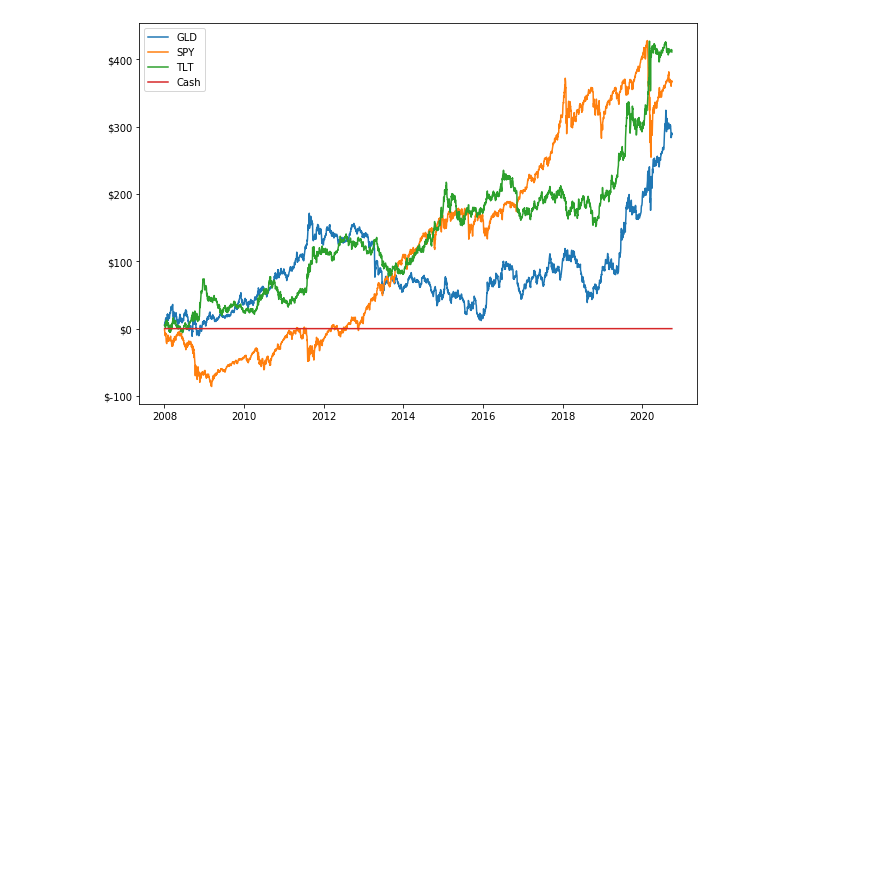
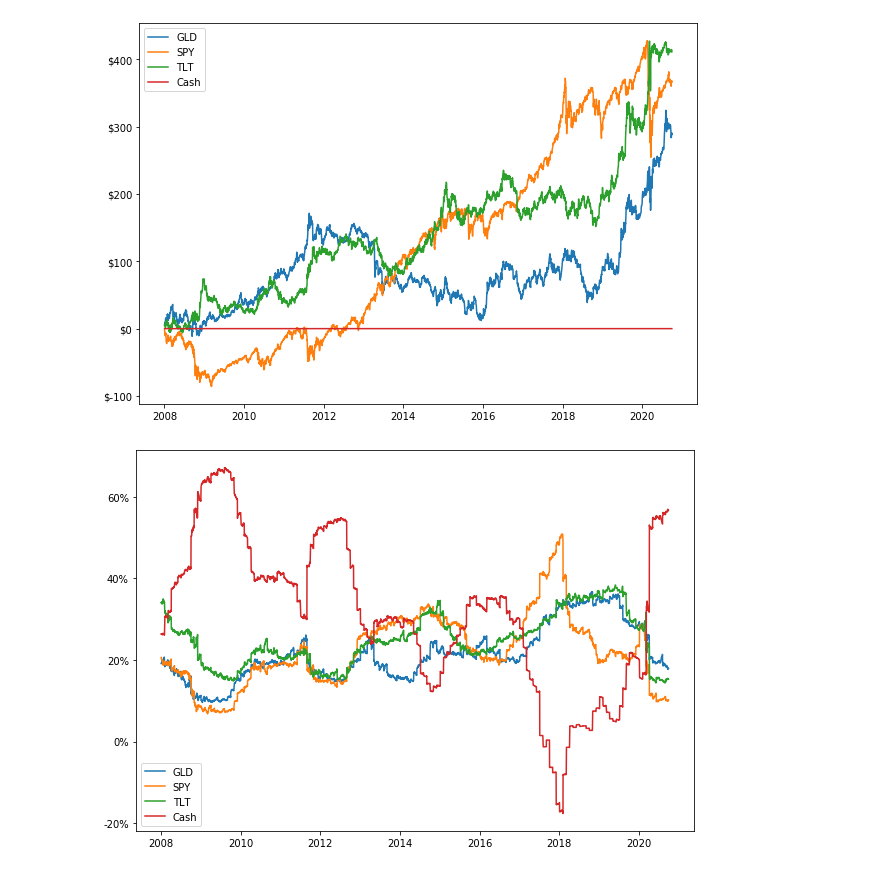
Before and after one commit to Calvin9165/risk_parity_backtest, a Jupyter notebook: risk_parity_full_backtest.ipynb, the cells around one changed output. Cells and saved outputs as stored; diff of their text form; code cells hidden in the pictures; blank space fills up the shorter version.

```diff
--- a/risk_parity_full_backtest.ipynb
+++ b/risk_parity_full_backtest.ipynb
@@ -166,3 +166,22 @@ plt.legend()
 plt.show()
 # %% [output]
 [figure]
+# %%
+fig = plt.figure(figsize=(10, 7))
+
+ax1 = fig.add_subplot(1, 1, 1)
+
+pct_formatter = ticker.PercentFormatter(1, decimals=0)
+ax1.yaxis.set_major_formatter(pct_formatter)
+
+weights = pd.DataFrame(data=None, columns=securities, index=dates)
+
+for security in positions.columns:
+    weights[security] = positions[security] / portfolio_value['Portfolio']
+    ax1.plot(weights[security], label=security)
+
+
+plt.legend()
+plt.show()
+# %% [output]
+[figure, added]
```
Also changed, not shown: parts of 1 cell of this notebook.
